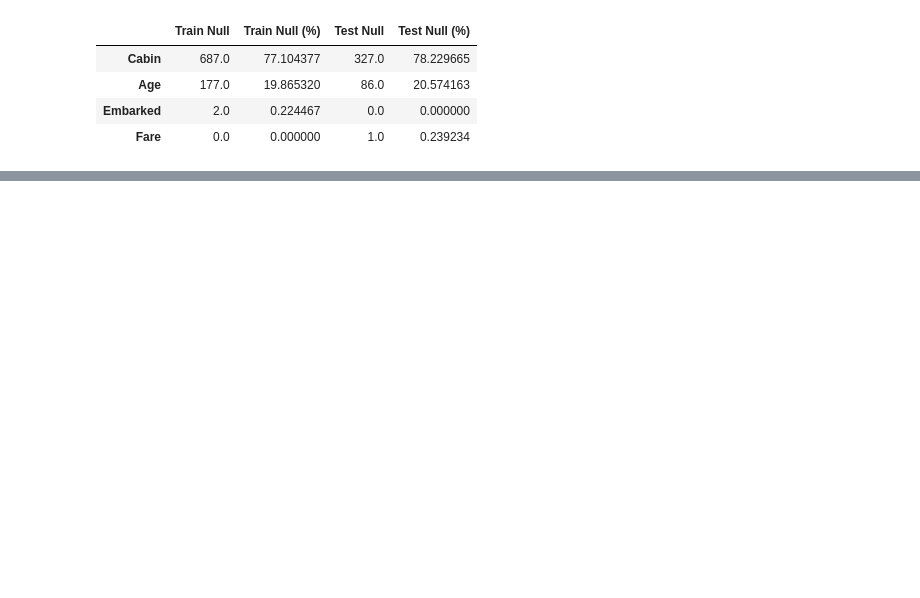
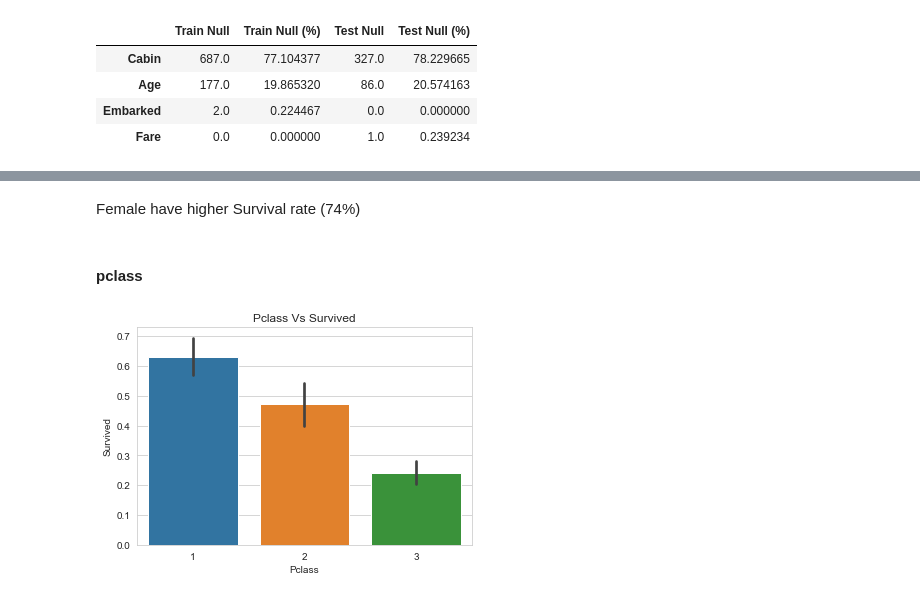
Before and after one commit to KarlsonAV/Titanic_Survival_Prediction, a Jupyter notebook: TitanicSurvivalModel.ipynb, the cells around one changed output, grey strips where cells are left out. Cells and saved outputs as stored; diff of their text form; code cells hidden in the pictures; blank space fills up the shorter version.

```diff
--- a/TitanicSurvivalModel.ipynb
+++ b/TitanicSurvivalModel.ipynb
@@ -192,0 +144,8 @@ df_test = pd.get_dummies(df_test, prefix=onehot_var, columns=onehot_var)
+# %% [markdown]
+Female have higher Survival rate (74%)
+# %% [markdown]
+#### pclass
+# %%
+survived_bar_plot("Pclass")
+# %% [output]
+[figure, added]
```
Also changed, not shown: parts of 177 cells of this notebook, 1 other file.
